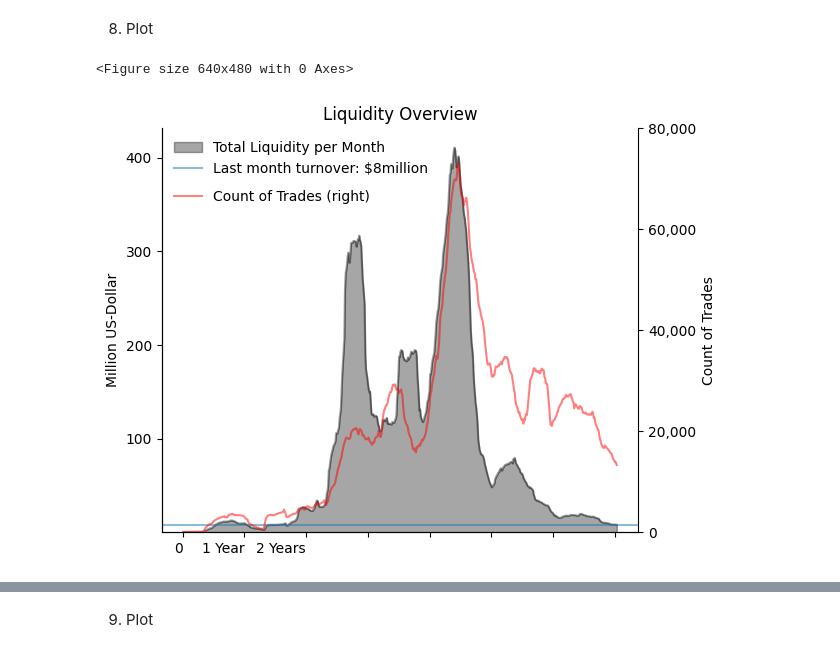
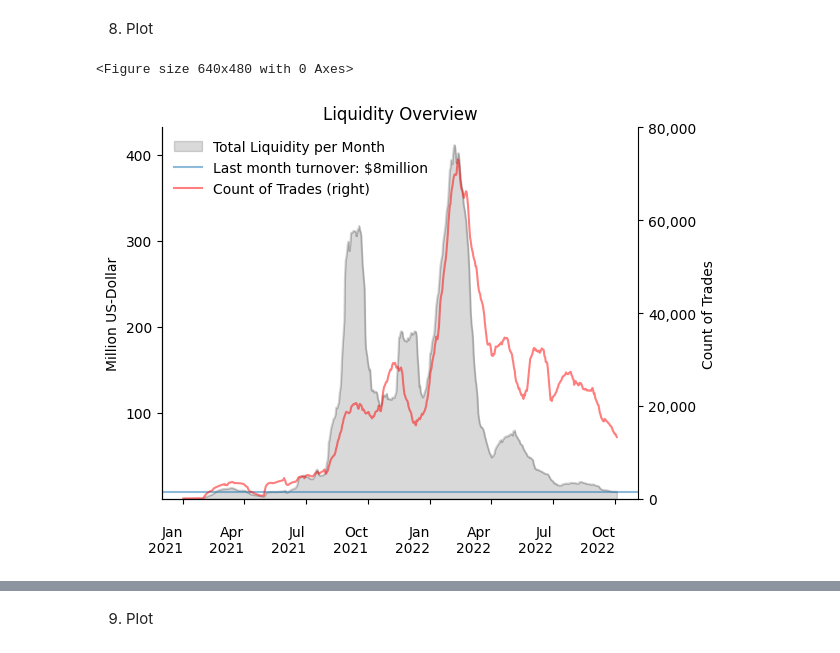
Before and after one commit to vfcapital/bachelor-thesis, a Jupyter notebook: bachelorthesis/notebooks/plotting.ipynb, the cells around one changed output, grey strips where cells are left out. Drawn from its saved outputs; the diff is of its cells as text; code cells hidden in the pictures.

```diff
--- a/bachelorthesis/notebooks/plotting.ipynb
+++ b/bachelorthesis/notebooks/plotting.ipynb
@@ -321,7 +331,7 @@ fig.ax = grouped_trades.plot.area(
     ylabel="Million US-Dollar",
     xlabel="",
     title="Liquidity Overview",
-    alpha=0.35,
+    alpha=0.15,
     stacked=False,
     legend=False,
     yticks=[100, 200, 300, 400],
@@ -354,33 +364,34 @@ fmt = "{x:,.0f}"
 tick = mtick.StrMethodFormatter(fmt)
 plt.gca().yaxis.set_major_formatter(tick)
 fig.ax.xaxis.set_major_formatter(mdates.DateFormatter("\n%b\n%Y"))
-fig.ax.set_xticklabels(ax.xaxis.get_majorticklabels(), rotation=0)
+fig.ax.set_xticklabels(fig.ax.xaxis.get_majorticklabels(), rotation=0)
+# fig.ax2.xaxis.set_major_locator(mdates.MonthLocator([6]))
 
 handles, labels = [], []
 for ax in fig.axes:
     for h, l in zip(*ax.get_legend_handles_labels()):
         handles.append(h)
         labels.append(l)
 
 fig.ax.legend(
     handles=handles,
     labels=labels,
     loc="upper left",
     frameon=False,
 )
 fig.ax2.legend(
     handles=handles,
     labels=labels,
     loc=(0.015, 0.8),
     frameon=False,
 )
 
 
 plt.gca().spines["top"].set_visible(False)
 
 
 plt.tight_layout()
 plt.savefig("figures/liquidity.png")
 # %% [output]
 <Figure size 640x480 with 0 Axes>
-[figure, old version]
+[figure, new version]
```
Also changed, not shown: parts of 16 cells of this notebook, 6 other files.
